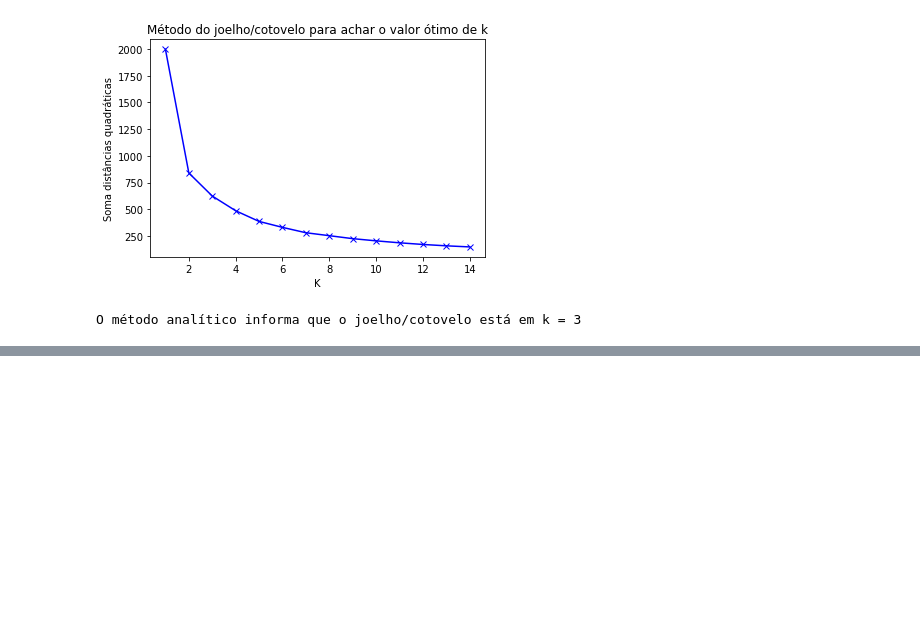
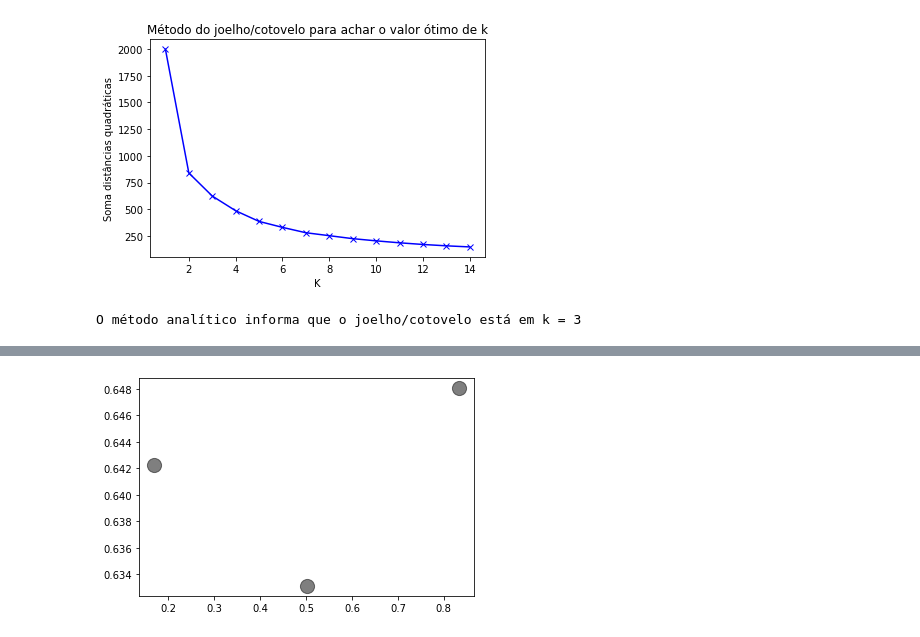
Before and after one commit to LPestana18/Projeto-Games, a Jupyter notebook: gamesia/gamesIA.ipynb, the cells around one changed output, grey strips where cells are left out. Saved outputs shown, nothing was run; the diff lists cells and outputs as text; code cells hidden in the pictures; blank space fills up the shorter version.

```diff
--- a/gamesia/gamesIA.ipynb
+++ b/gamesia/gamesIA.ipynb
@@ -624,0 +645,6 @@ O método analítico informa que o joelho/cotovelo está em k = 3
+# %%
+centroides = km.cluster_centers_
+plt.scatter(centroides[:, 0], centroides[:, 1], c='black', s=200, alpha=0.5)
+plt.show()
+# %% [output]
+[figure, added]
```
Also changed, not shown: parts of 2 cells of this notebook.
